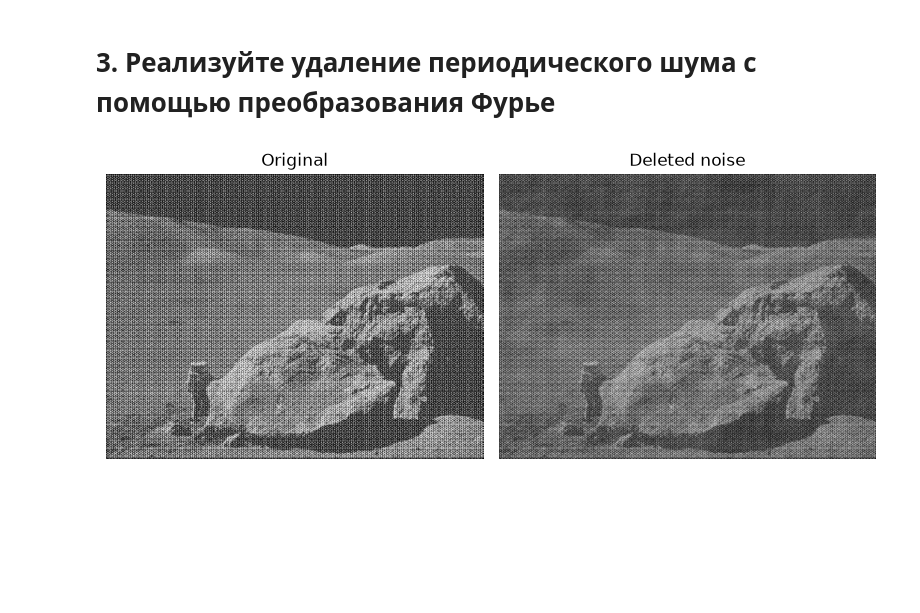
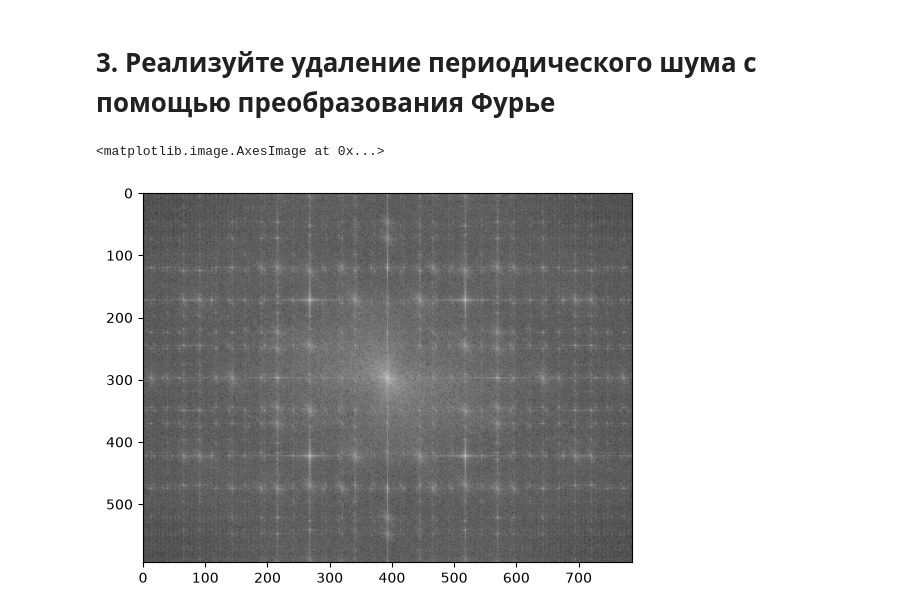
Before and after one commit to idexsts/image_processing, a Jupyter notebook: task5_ft_wt/task5.ipynb, the cells around one changed output. Drawn from its saved outputs; the diff is of its cells as text; code cells hidden in the pictures; blank space fills up the shorter version.

```diff
--- a/task5_ft_wt/task5.ipynb
+++ b/task5_ft_wt/task5.ipynb
@@ -109,42 +109,11 @@ plt.show()
 # %% [markdown]
 # **3. Реализуйте удаление периодического шума с помощью преобразования Фурье**
 # %%
-from skimage.feature import peak_local_max
-def periodic_noise_deletion(img):
-    dft = cv.dft(np.float32(img), flags=cv.DFT_COMPLEX_OUTPUT)
-    dft_shift = np.fft.fftshift(dft)
-    magnitude_spectrum = 20 * np.log(cv.magnitude(dft_shift[:, :, 0], dft_shift[:, :, 1]))
-    local_maxum = peak_local_max(magnitude_spectrum, min_distance=15, threshold_abs=200)
+dft = cv.dft(np.float32(image), flags=cv.DFT_COMPLEX_OUTPUT)
+dft_shift = np.fft.fftshift(dft, axes=(0, 1))
+magnitude_spectrum = 20 * np.log(1 + cv.magnitude(dft_shift[:, :, 0], dft_shift[:, :, 1]))
 
-    mask = np.copy(dft_shift)
-    mask[:, :, :] = 1
-
-    rows, cols = img.shape
-    hrow, hcol = rows // 2, cols // 2
-    for i in local_maxum:
-        r = np.int32(((i[0] - hrow)**2 + (i[1] - hcol)**2) ** (1 / 2))
-        cv.circle(mask, (hrow, hcol), r, (0, 0))
-
-    dft_shift = dft_shift * mask
-    image_idft = cv.idft(np.fft.ifftshift(dft_shift))
-    image_idft = cv.magnitude(image_idft[:, :, 0], image_idft[:, :, 1])
-
-    return image_idft
-images = {
-    "Original": image,
-    "Deleted noise": periodic_noise_deletion(image),
-}
-
-# Show images
-fig, axs = plt.subplots(1, 2, figsize=(8, 5))
-
-col = 0
-for col, (key, img) in enumerate(images.items()):
-    axs[col].imshow(img, cmap="gray")
-    axs[col].set_title(key)
-    axs[col].axis("off")
-
-plt.tight_layout()
-plt.show()
+plt.imshow(magnitude_spectrum, cmap='gray')
 # %% [output]
+<matplotlib.image.AxesImage at 0x...>
-[figure, old version]
+[figure, new version]
```
Also changed, not shown: parts of 2 cells of this notebook.
